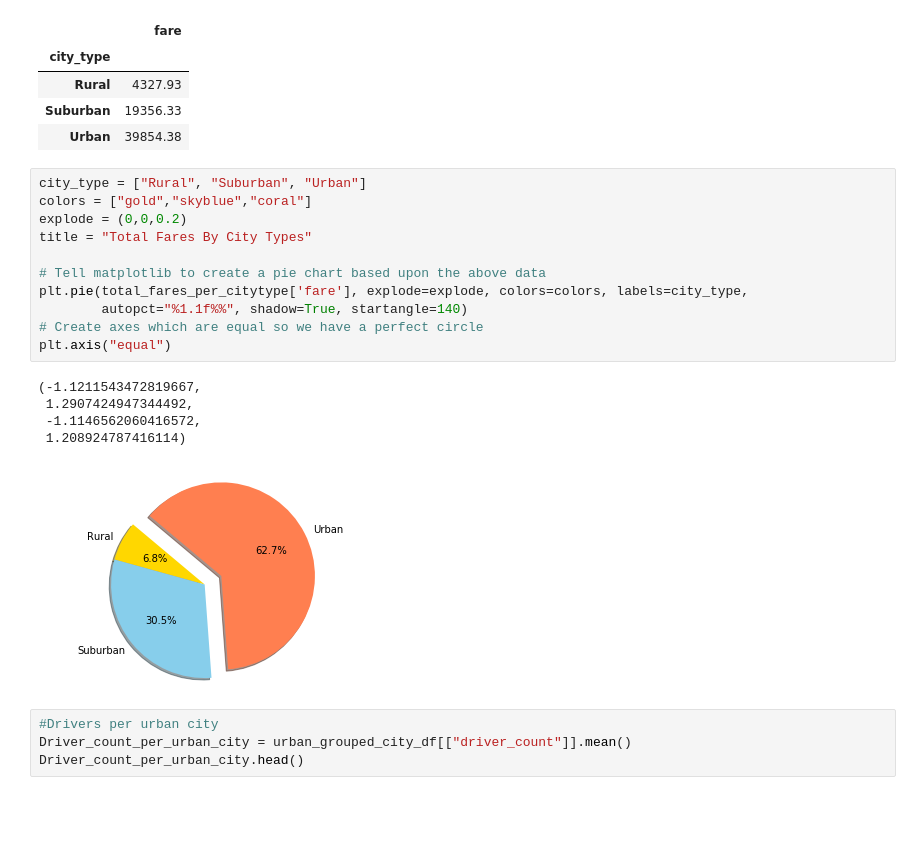
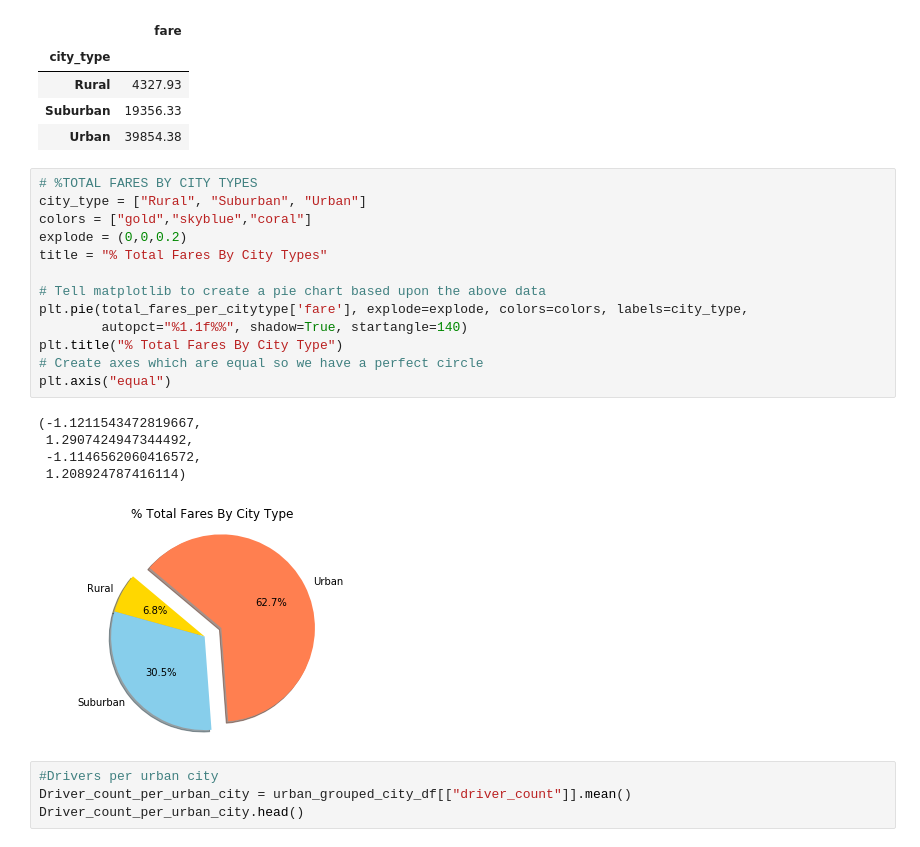
Before and after one commit to Nithyusha07/Matpotlib-challenge, a Jupyter notebook: PyBer.ipynb, the cells around one changed output. Saved outputs shown, nothing was run; the diff lists cells and outputs as text; blank space fills up the shorter version.

```diff
--- a/PyBer.ipynb
+++ b/PyBer.ipynb
@@ -270,22 +313,24 @@ total_fares_per_citytype
 | Suburban | 19356.33 |
 | Urban | 39854.38 |
 # %%
+# %TOTAL FARES BY CITY TYPES
 city_type = ["Rural", "Suburban", "Urban"]
 colors = ["gold","skyblue","coral"]
 explode = (0,0,0.2)
-title = "Total Fares By City Types"
+title = "% Total Fares By City Types"
 
 # Tell matplotlib to create a pie chart based upon the above data
 plt.pie(total_fares_per_citytype['fare'], explode=explode, colors=colors, labels=city_type,
         autopct="%1.1f%%", shadow=True, startangle=140)
+plt.title("% Total Fares By City Type")
 # Create axes which are equal so we have a perfect circle
 plt.axis("equal")
 # %% [output]
 (-1.1211543472819667,
  1.2907424947344492,
  -1.1146562060416572,
  1.208924787416114)
-[figure, old version]
+[figure, new version]
 # %%
 #Drivers per urban city
 Driver_count_per_urban_city = urban_grouped_city_df[["driver_count"]].mean()
```
Also changed, not shown: parts of 7 cells of this notebook.
